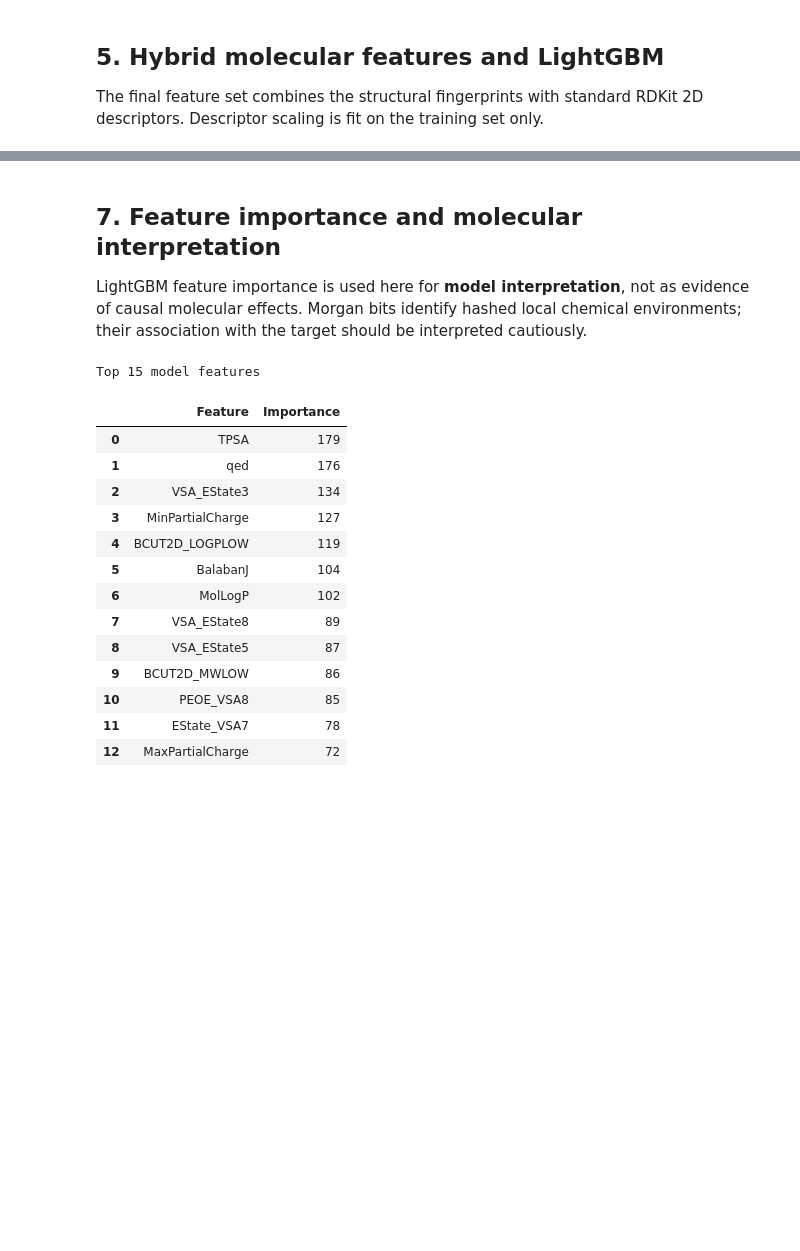
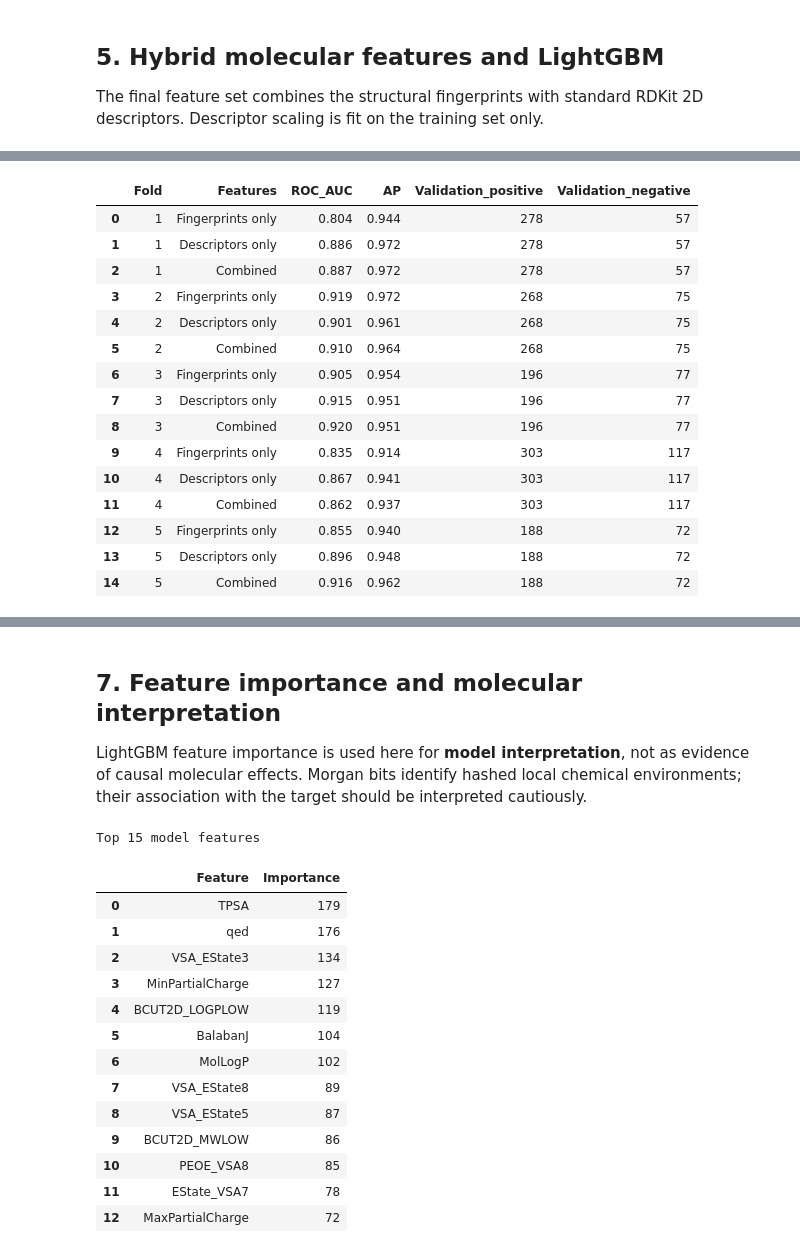
Before and after one commit to maya42/bbb-permeability-prediction, a Jupyter notebook: bbbp_modeling_notebook.ipynb, the cells around one changed output, grey strips where cells are left out. Cells and saved outputs as stored; diff of their text form; code cells hidden in the pictures; blank space fills up the shorter version.

Commit message:
Add scaffold cross-validation, compare feature sets, and update docs and dependencies

```diff
--- a/bbbp_modeling_notebook.ipynb
+++ b/bbbp_modeling_notebook.ipynb
@@ -242,0 +265,64 @@ Combined feature matrix: (1631, 1234)
+# %%
+import time
+from sklearn.model_selection import StratifiedGroupKFold
+from IPython.display import display
+
+# Only original training molecules enter cross-validation.
+dev_idx = np.asarray(train_indices)
+assert set(dev_idx).isdisjoint(test_indices)
+fp_dev = X[dev_idx]
+desc_dev = desc_features[dev_idx]  # unscaled descriptors
+y_dev = y[dev_idx]
+
+groups = np.array([generate_scaffold(valid_smiles[i]) for i in dev_idx])
+cv = StratifiedGroupKFold(n_splits=5, shuffle=True, random_state=42)
+folds = list(cv.split(fp_dev, y_dev, groups=groups))
+
+for tr, va in folds:
+    assert set(groups[tr]).isdisjoint(groups[va])
+    if len(np.unique(y_dev[tr])) < 2 or len(np.unique(y_dev[va])) < 2:
+        raise ValueError("A fold has only one class; inspect scaffold groups.")
+
+cv_rows = []
+for fold, (tr, va) in enumerate(folds, 1):
+    y_tr, y_va = y_dev[tr], y_dev[va]
+    fold_scaler = StandardScaler()
+    d_tr = fold_scaler.fit_transform(desc_dev[tr])
+    d_va = fold_scaler.transform(desc_dev[va])
+    feature_sets_cv = {
+        "Fingerprints only": (fp_dev[tr], fp_dev[va]),
+        "Descriptors only": (d_tr, d_va),
+        "Combined": (np.hstack([fp_dev[tr], d_tr]), np.hstack([fp_dev[va], d_va])),
+    }
+    print(f"Fold {fold}/5: training {len(tr)}, validation {len(va)}", flush=True)
+    for name, (x_tr, x_va) in feature_sets_cv.items():
+        print(f"  Starting {name}...", flush=True)
+        start = time.perf_counter()
+        cv_model = lgb.LGBMClassifier(
+            n_estimators=300, learning_rate=0.03, max_depth=6,
+            scale_pos_weight=np.sum(y_tr == 0) / np.sum(y_tr == 1),
+            random_state=42, n_jobs=1, verbosity=-1,
+        )
+        cv_model.fit(x_tr, y_tr)
+        p = cv_model.predict_proba(x_va)[:, 1]
+        auc = roc_auc_score(y_va, p)
+        ap = average_precision_score(y_va, p)
+        cv_rows.append({
+            "Fold": fold, "Features": name, "ROC_AUC": auc, "AP": ap,
+            "Validation_positive": int(np.sum(y_va == 1)),
+            "Validation_negative": int(np.sum(y_va == 0)),
+        })
+        print(f"  Finished in {time.perf_counter()-start:.1f}s: ROC-AUC {auc:.3f}, AP {ap:.3f}", flush=True)
+
+cv_results = pd.DataFrame(cv_rows)
+cv_summary = cv_results.groupby("Features", sort=False).agg(
+    ROC_AUC_mean=("ROC_AUC", "mean"), ROC_AUC_std=("ROC_AUC", "std"),
+    AP_mean=("AP", "mean"), AP_std=("AP", "std"),
+)
+display(cv_results.round(3))
+display(cv_summary.round(3))
+paired_auc = cv_results.pivot(index="Fold", columns="Features", values="ROC_AUC")
+paired_auc["Combined minus fingerprints"] = paired_auc["Combined"] - paired_auc["Fingerprints only"]
+paired_auc["Combined minus descriptors"] = paired_auc["Combined"] - paired_auc["Descriptors only"]
+display(paired_auc.round(3))
+# %% [output]
@@ -242,0 +346,16 @@ Combined feature matrix: (1631, 1234)
+|  | Fold | Features | ROC_AUC | AP | Validation_positive | Validation_negative |
+| 0 | 1 | Fingerprints only | 0.804 | 0.944 | 278 | 57 |
+| 1 | 1 | Descriptors only | 0.886 | 0.972 | 278 | 57 |
+| 2 | 1 | Combined | 0.887 | 0.972 | 278 | 57 |
+| 3 | 2 | Fingerprints only | 0.919 | 0.972 | 268 | 75 |
+| 4 | 2 | Descriptors only | 0.901 | 0.961 | 268 | 75 |
+| 5 | 2 | Combined | 0.910 | 0.964 | 268 | 75 |
+| 6 | 3 | Fingerprints only | 0.905 | 0.954 | 196 | 77 |
+| 7 | 3 | Descriptors only | 0.915 | 0.951 | 196 | 77 |
+| 8 | 3 | Combined | 0.920 | 0.951 | 196 | 77 |
+| 9 | 4 | Fingerprints only | 0.835 | 0.914 | 303 | 117 |
+| 10 | 4 | Descriptors only | 0.867 | 0.941 | 303 | 117 |
+| 11 | 4 | Combined | 0.862 | 0.937 | 303 | 117 |
+| 12 | 5 | Fingerprints only | 0.855 | 0.940 | 188 | 72 |
+| 13 | 5 | Descriptors only | 0.896 | 0.948 | 188 | 72 |
+| 14 | 5 | Combined | 0.916 | 0.962 | 188 | 72 |
```
Also changed, not shown: parts of 8 cells of this notebook, 2 other files.
